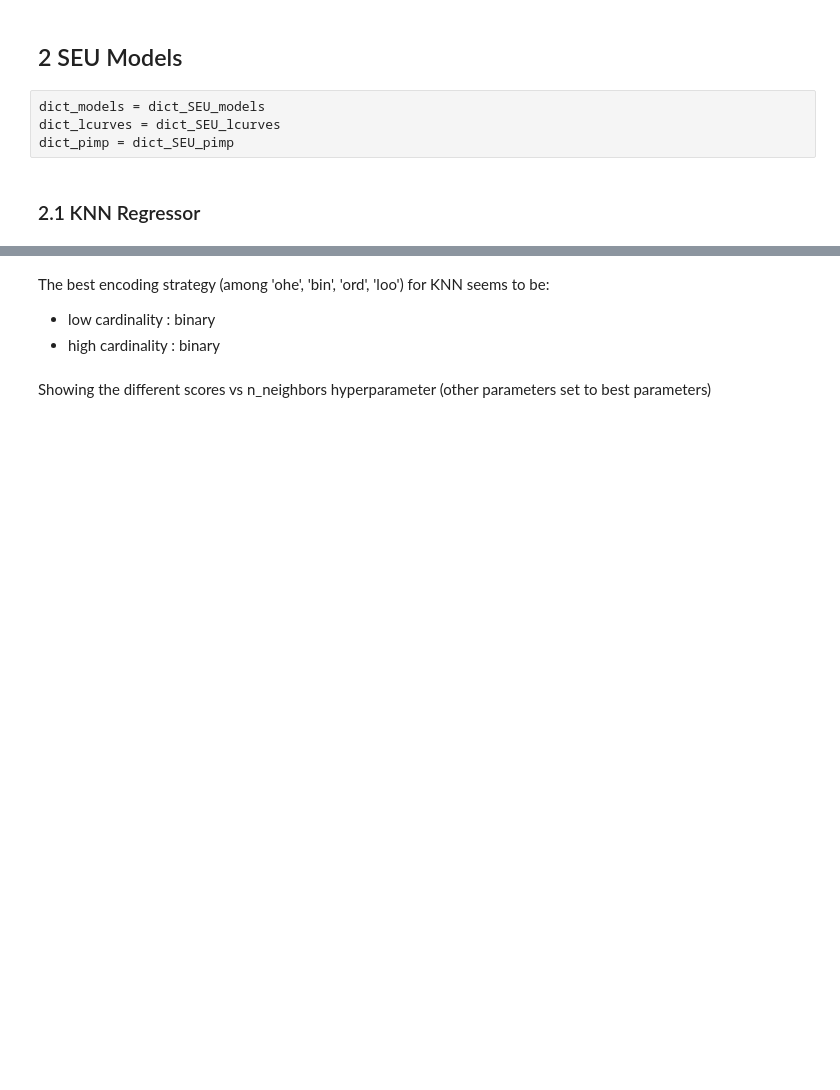
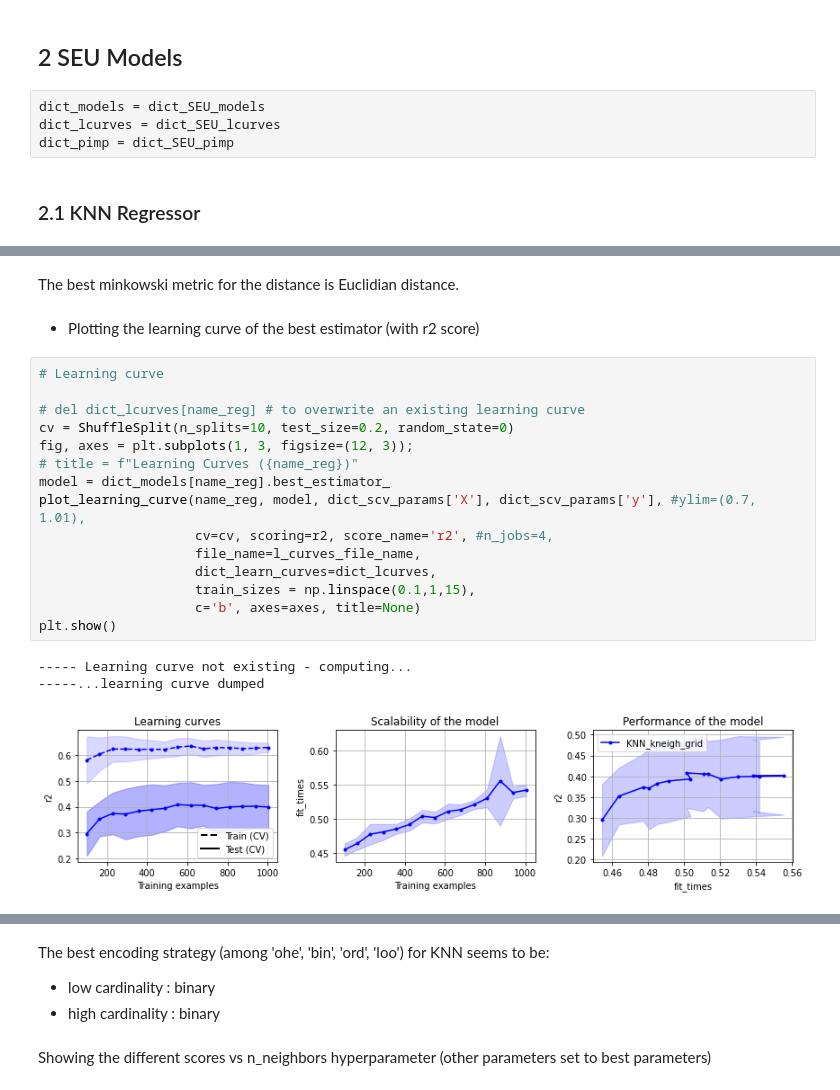
Before and after one commit to SmellyArmure/OC_DS_Project4, a Jupyter notebook: NOTEBOOKS/P4_Modelling.ipynb, the cells around one changed output, grey strips where cells are left out. Drawn from its saved outputs; the diff is of its cells as text; blank space fills up the shorter version.

```diff
--- a/NOTEBOOKS/P4_Modelling.ipynb
+++ b/NOTEBOOKS/P4_Modelling.ipynb
@@ -657,3 +753,26 @@ Finding the best number of neighbors and the best choice for minskowski metrics
+# %% [markdown]
+The best minkowski metric for the distance is Euclidian distance.
+# %% [markdown]
+- Plotting the learning curve of the best estimator (with r2 score)
+# %%
+# Learning curve
+
+# del dict_lcurves[name_reg] # to overwrite an existing learning curve
+cv = ShuffleSplit(n_splits=10, test_size=0.2, random_state=0)
+fig, axes = plt.subplots(1, 3, figsize=(12, 3));
+# title = f"Learning Curves ({name_reg})"
+model = dict_models[name_reg].best_estimator_
+plot_learning_curve(name_reg, model, dict_scv_params['X'], dict_scv_params['y'], #ylim=(0.7, 1.01),
+                    cv=cv, scoring=r2, score_name='r2', #n_jobs=4,
+                    file_name=l_curves_file_name,
+                    dict_learn_curves=dict_lcurves,
+                    train_sizes = np.linspace(0.1,1,15),
+                    c='b', axes=axes, title=None)
+plt.show()
+# %% [output]
+----- Learning curve not existing - computing...
+-----...learning curve dumped
+[figure, added]
 # %%
 from sklearn.pipeline import Pipeline
 from sklearn.neighbors import KNeighborsRegressor
```
Also changed, not shown: parts of 57 cells of this notebook, 8 other files.
